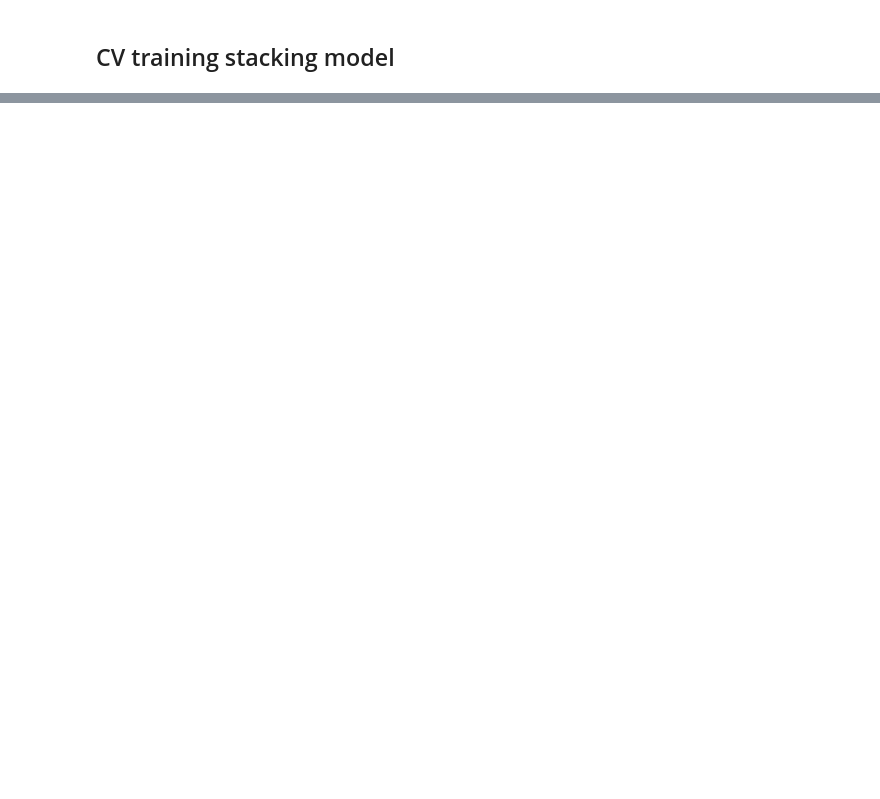
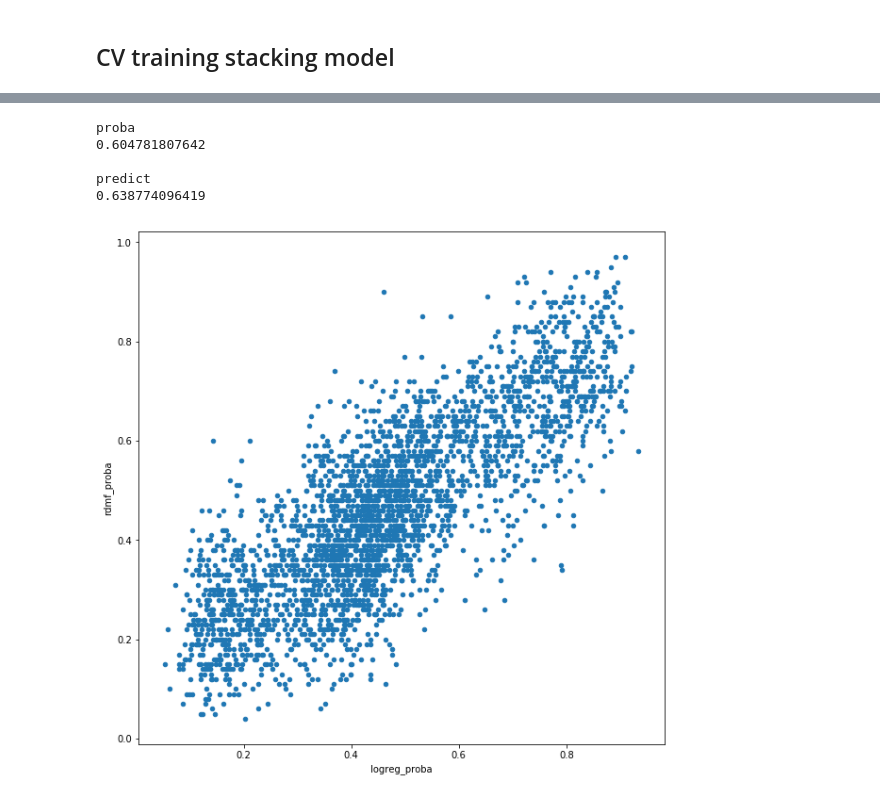
Before and after one commit to augusteby/soccerprediction, a Jupyter notebook: England/exploratory_data_analysis/stacking_test.ipynb, the cells around one changed output, grey strips where cells are left out. Drawn from its saved outputs; the diff is of its cells as text; code cells hidden in the pictures; blank space fills up the shorter version.

```diff
--- a/England/exploratory_data_analysis/stacking_test.ipynb
+++ b/England/exploratory_data_analysis/stacking_test.ipynb
@@ -232,0 +242,7 @@ print(roc_auc_score(y_test_initial, probas_meth3))
+# %%
+meta_data_train = stacking_data_train.drop('fold_index',1)
+meta_data_test = stacking_data_test.copy()
+
+frames = [meta_data_train, meta_data_test]
+meta_data = pd.concat(frames)
+meta_data.head()
@@ -232,0 +267,45 @@ print(roc_auc_score(y_test_initial, probas_meth3))
+# %%
+meta_data_predict = meta_data[['rdmf','logreg']]
+meta_data_proba = meta_data[['rdmf_proba','logreg_proba']]
+
+y = meta_data['home_win'].values
+X_predict = meta_data_predict.values
+X_proba = meta_data_proba.values
+# %%
+from sklearn.model_selection import cross_val_predict
+from sklearn.metrics import accuracy_score, confusion_matrix, roc_auc_score
+
+classifier = RandomForestClassifier(n_estimators=500)
+
+proba_from_predict = cross_val_predict(classifier, X_predict, y,
+                              method='predict_proba',
+                              cv=10, n_jobs=-1)
+
+proba_from_proba = cross_val_predict(classifier, X_proba, y,
+                              method='predict_proba',
+                              cv=10, n_jobs=-1)
+
+prob_from_pred = [p[1] for p in proba_from_predict]
+prob_from_prob = [p[1] for p in proba_from_proba]
+
+auc_proba = roc_auc_score(y, prob_from_prob)
+print('proba')
+print(auc_proba)
+
+print('')
+
+auc_predict = roc_auc_score(y, prob_from_pred)
+print('predict')
+print(auc_predict)
+# %% [output]
+proba
+0.604781807642
+
+predict
+0.638774096419
+# %%
+fig,ax=plt.subplots(figsize=(10,10))
+meta_data_proba.plot.scatter('logreg_proba','rdmf_proba',ax=ax)
+plt.show()
+# %% [output]
+[figure, added]
```
Also changed, not shown: parts of 4 cells of this notebook, 4 other files.
